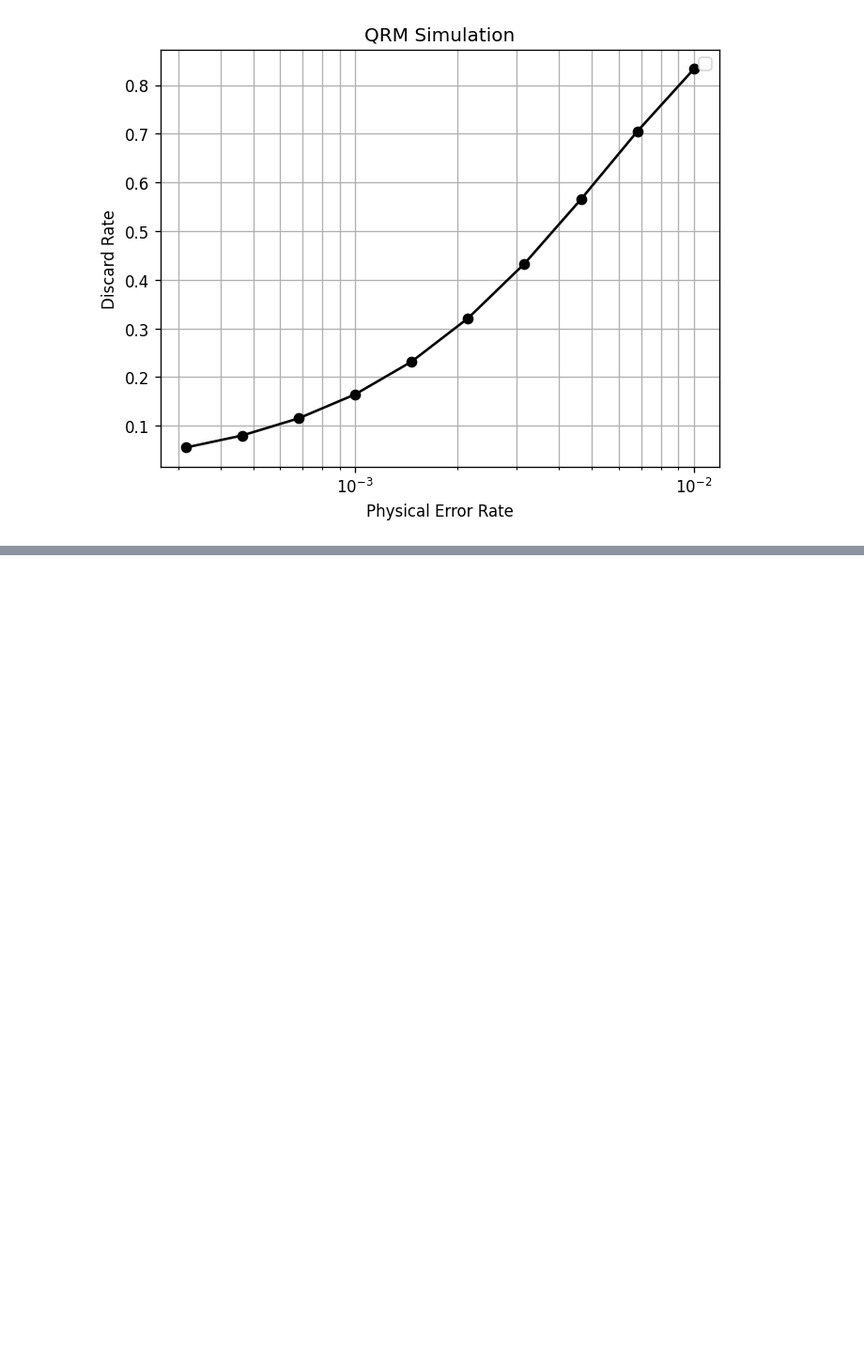
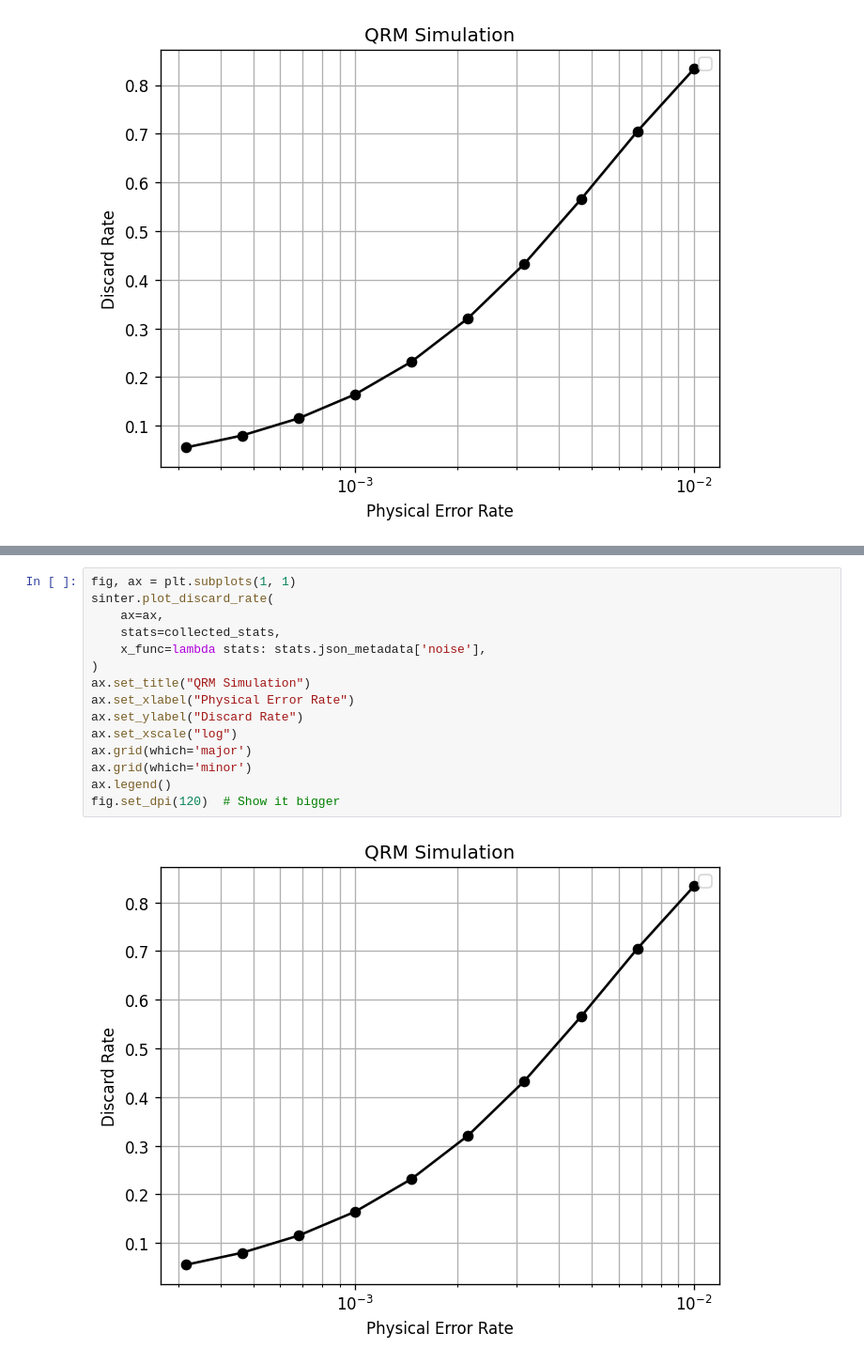
Before and after one commit to itpyi/surface_magic, a Jupyter notebook: qrm_S_gate.ipynb, the cells around one changed output, grey strips where cells are left out. Shown at 94% size. Saved outputs shown, nothing was run; the diff lists cells and outputs as text; blank space fills up the shorter version.

```diff
--- a/qrm_S_gate.ipynb
+++ b/qrm_S_gate.ipynb
@@ -644,0 +712,17 @@ fig.set_dpi(120)  # Show it bigger
+# %%
+fig, ax = plt.subplots(1, 1)
+sinter.plot_discard_rate(
+    ax=ax,
+    stats=collected_stats,
+    x_func=lambda stats: stats.json_metadata['noise'],
+)
+ax.set_title("QRM Simulation")
+ax.set_xlabel("Physical Error Rate")
+ax.set_ylabel("Discard Rate")
+ax.set_xscale("log")
+ax.grid(which='major')
+ax.grid(which='minor')
+ax.legend()
+fig.set_dpi(120)  # Show it bigger
+# %% [output]
+[figure, added]
```
Also changed, not shown: parts of 8 cells of this notebook, 2 other files.
